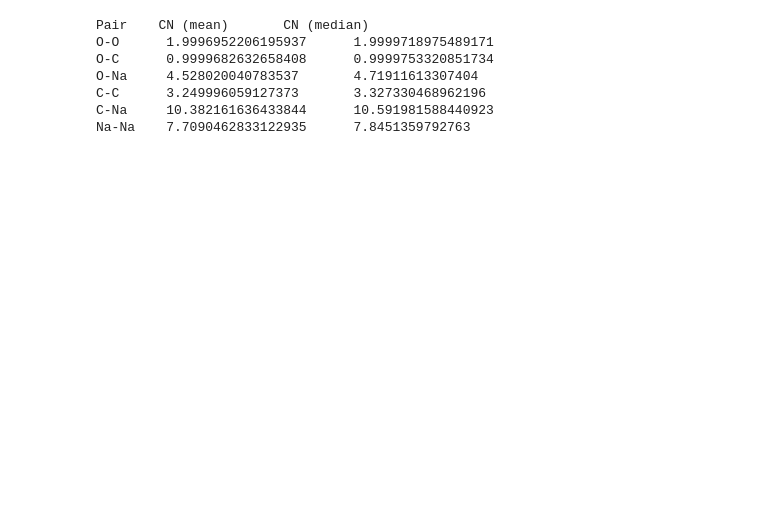
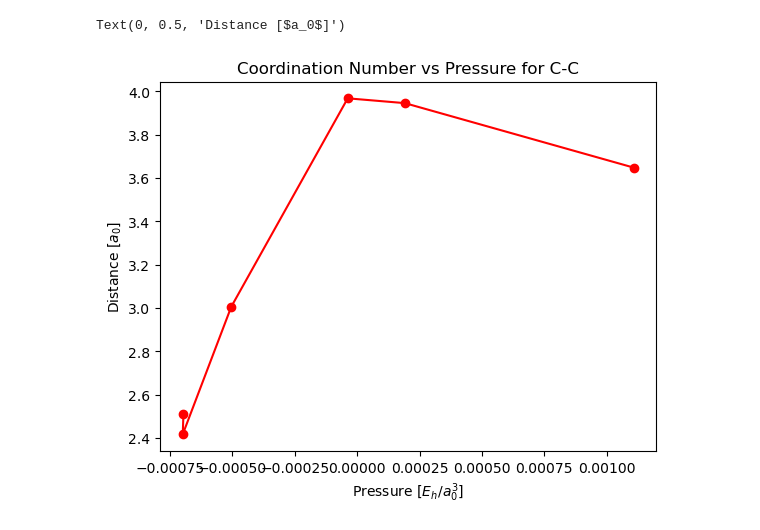
Before and after one commit to fionabaumhauer/msc_summer_project, a Jupyter notebook: coordination_numbers.ipynb, the cells around one changed output. Cells and saved outputs as stored; diff of their text form; code cells hidden in the pictures; blank space fills up the shorter version.

```diff
--- a/coordination_numbers.ipynb
+++ b/coordination_numbers.ipynb
@@ -113,8 +113,7 @@ The coordination number is 7.414861363271539
 # %%
 import numpy as np
 
-pair_names = ['O-O', 'O-C', 'O-Na', 'C-C', 'C-Na', 'Na-Na']
-
+#### lists of CNs at increasing pressures
 cns_111 = np.array([1.9999414379173608, 1.9999778067307972, 1.9999723391922388, 1.999971981856997, 1.9999718132408373, 1.9983359447793319])
 cns_121 = np.array([0.9999753224423222, 0.9999753417280246, 0.9999518940905913, 0.9999778212681218, 0.9999777743971037, 0.9999514256688805])
 cns_131 = np.array([3.724816303694887, 4.166433192992824,4.587738539774322, 4.965366755333836, 4.8504937263737595, 4.873271726531595])
@@ -122,27 +121,39 @@ cns_221 = np.array([2.5135714487426055,2.4176796401745597,3.0061924291985007, 3.
 cns_231 = np.array([8.997868584151648, 9.944903224482006, 10.54948413690671, 11.184236619476556, 10.634479039975135, 10.981998213611014])
 cns_331 = np.array([8.490881358782193, 8.27541059528106, 7.368510144260339, 8.301035589149823,6.403578649128797, 7.414861363271539])
 
-cns_allpairs = [cns_111, cns_121, cns_131, cns_221, cns_231, cns_331]
-cn_means = []
-cn_medians = []
+pressures_au = []
 
-print('Pair\tCN (mean)\tCN (median)')
-for i in range(6):
-    if len(cns_allpairs[i]) == 6:
-        pass
-    else:
-        print('something is wrong')
-        break
-    mean = np.mean(cns_allpairs[i])
-    median = np.median(cns_allpairs[i])
-    cn_means.append(mean)
-    cn_medians.append(median)
-    print(pair_names[i], '\t', str(mean), '\t', str(median))
+with open("d:/msc/summer_project/P_V_data.txt", "r") as file:
+    # Read the first line (titles) and ignore it
+    titles = file.readline()
+
+    # Iterate through each remaining line in the file
+    for line in file:
+        # Split the line into columns using tab as the delimiter
+        values_in_this_line = line.strip().split("\t")
+        value_in_second_column = float(values_in_this_line[1])
+        pressures_au.append(value_in_second_column)
-# %% [output]
-Pair    CN (mean)       CN (median)
-O-O      1.9996952206195937      1.9999718975489171
-O-C      0.9999682632658408      0.9999753320851734
-O-Na     4.528020040783537       4.71911613307404
-C-C      3.249996059127373       3.327330468962196
-C-Na     10.382161636433844      10.591981588440923
-Na-Na    7.7090462833122935      7.8451359792763
+# %%
+pair = '221'
+CNs = cns_221
+
+title_label = ''
+for character in pair[:-1]:
+    if character == '1':
+        title_label += 'O-'
+    elif character == '2':
+        title_label += 'C-'
+    elif character == '3':
+        title_label += 'Na-'
+    else:
+        print('Invalid character:', character)
+        break
+title_label = title_label[:-1]
+
+plt.plot(pressures_au, CNs, color = 'red', marker = 'o')
+plt.title('Coordination Number vs Pressure for ' + title_label)
+plt.xlabel('Pressure [$E_h$/$a_0^{3}$]')
+plt.ylabel('Distance [$a_0$]')
+# %% [output]
+Text(0, 0.5, 'Distance [$a_0$]')
+[figure, added]
```
Also changed, not shown: parts of 1 cell of this notebook, 1 other file.
